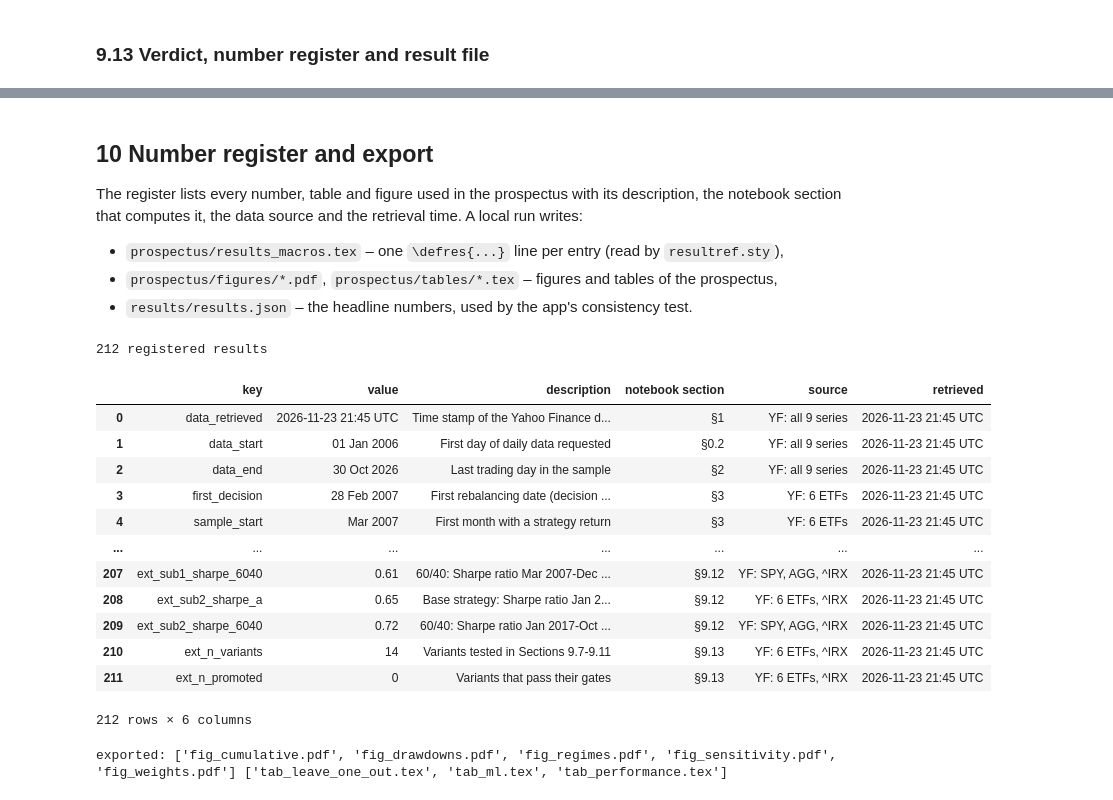
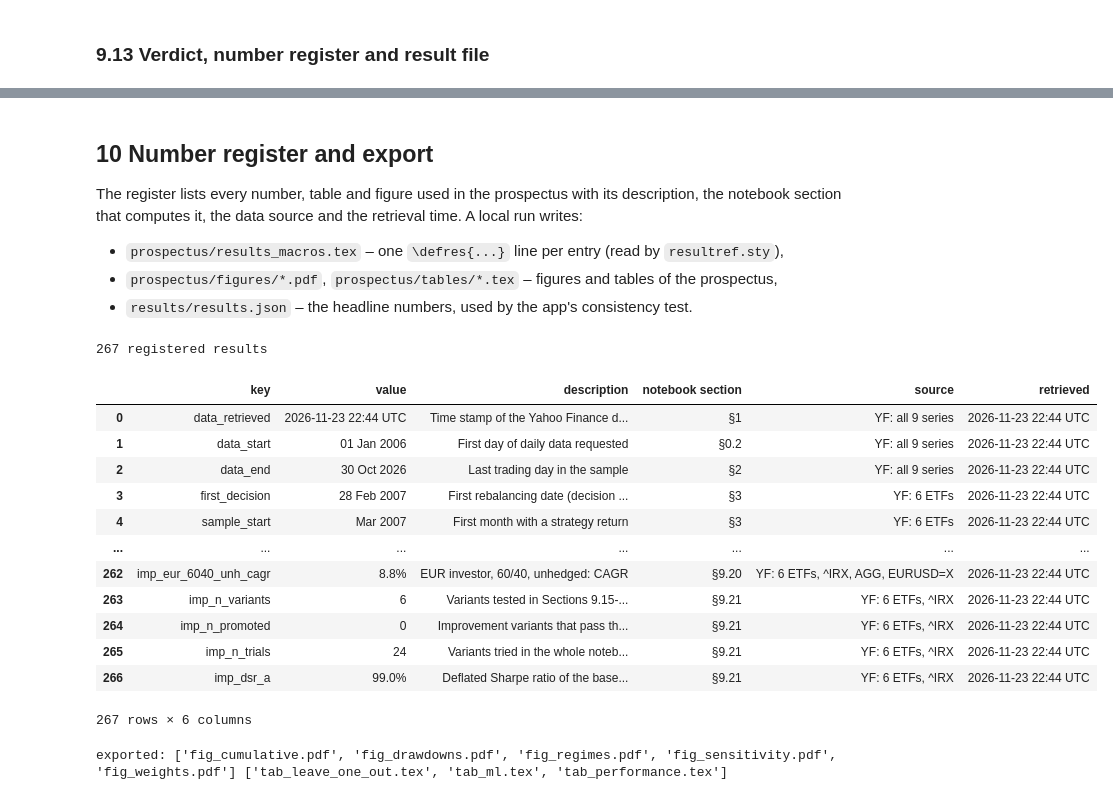
Before and after one commit to paul2108/04_Financial-Modelin-Group-projects, a Jupyter notebook: notebook/GroupZ_RiskParity_Trend.ipynb, the cells around one changed output, grey strips where cells are left out. Saved outputs shown, nothing was run; the diff lists cells and outputs as text; code cells hidden in the pictures.

Commit message:
Notebook wiederhergestellt (von VS Code überschrieben) und mit FRED-Zinsen neu gerechnet

```diff
--- a/notebook/GroupZ_RiskParity_Trend.ipynb
+++ b/notebook/GroupZ_RiskParity_Trend.ipynb
@@ -2225,23 +1444,13 @@ for label, (a, b) in PERIODS_STRESS.items():
         row[k] = np.prod(1 + r) - 1
     stress_rows[f"{label} ({pd.Timestamp(a):%b %Y}–{pd.Timestamp(b):%b %Y})"] = row
 stress = pd.DataFrame(stress_rows).T
-key_map = {
-    "Financial crisis": "gfc",
-    "Covid crash": "covid",
-    "Inflation and rate shock": "infl",
-    "Recovery": "recov",
-}
+key_map = {"Financial crisis": "gfc", "Covid crash": "covid", "Inflation and rate shock": "infl",
+           "Recovery": "recov"}
 for (label, _), short in zip(PERIODS_STRESS.items(), key_map.values()):
     full = next(i for i in stress.index if i.startswith(label))
     for k, key in [("Strategy", "strat"), ("60/40", "b6040"), ("S&P 500 TR", "mkt")]:
-        register(
-            f"{key}_{short}",
-            stress.loc[full, k],
-            "pct1",
-            f"{k}: return, {full}",
-            "8.2",
-            RISKY_ASSETS + [RF_TICKER] if k == "Strategy" else ["SPY", "AGG", MARKET],
-        )
+        register(f"{key}_{short}", stress.loc[full, k], "pct1", f"{k}: return, {full}", "8.2",
+                 RISKY_ASSETS + [RF_TICKER] if k == "Strategy" else ["SPY", "AGG", MARKET])
 stress.style.format("{:.1%}")
 # %% [output]
 |  | Strategy | 60/40 | S&P 500 TR |
@@ -4618,58 +3875,44 @@ Saved groupz_test_results.txt
 # %% [markdown]
 <a id="sec-10"></a>
-
 ## 10 Number register and export
 
 The register lists every number, table and figure used in the prospectus with its description, the
 notebook section that computes it, the data source and the retrieval time. A local run writes:
-
-- `prospectus/results_macros.tex` – one `\defres{...}` line per entry (read by `resultref.sty`),
-- `prospectus/figures/*.pdf`, `prospectus/tables/*.tex` – figures and tables of the prospectus,
-- `results/results.json` – the headline numbers, used by the app's consistency test.
+* `prospectus/results_macros.tex` – one `\defres{...}` line per entry (read by `resultref.sty`),
+* `prospectus/figures/*.pdf`, `prospectus/tables/*.tex` – figures and tables of the prospectus,
+* `results/results.json` – the headline numbers, used by the app's consistency test.
 # %%
 checkpoint("10 Export")
-
-
 def source_text(tickers):
     tickers = list(dict.fromkeys(tickers))
     if not tickers:
         return "Model assumption"
     if set(tickers) >= set(ALL_TICKERS):
         return "YF: all 9 series"
-    if set(RISKY_ASSETS) <= set(tickers):  # abbreviate the six strategy ETFs
+    if set(RISKY_ASSETS) <= set(tickers):     # abbreviate the six strategy ETFs
         tickers = ["6 ETFs"] + [t for t in tickers if t not in RISKY_ASSETS]
     return "YF: " + ", ".join(tickers)
 
 
-reg_df = pd.DataFrame(
-    [
-        {
-            "key": e["key"],
-            "value": e["value"],
-            "description": e["description"],
-            "notebook section": "§" + e["section"],
-            "source": source_text(e["sources"]),
-            "retrieved": RETRIEVED_TXT if e["sources"] else "–",
-        }
-        for e in REGISTER
-    ]
-)
+reg_df = pd.DataFrame([{"key": e["key"], "value": e["value"], "description": e["description"],
+                        "notebook section": "§" + e["section"], "source": source_text(e["sources"]),
+                        "retrieved": RETRIEVED_TXT if e["sources"] else "–"} for e in REGISTER])
 print(f"{len(reg_df)} registered results")
 reg_df
 # %% [output]
-212 registered results
+267 registered results
 |  | key | value | description | notebook section | source | retrieved |
-| 0 | data_retrieved | 2026-11-23 21:45 UTC | Time stamp of the Yahoo Finance d... | §1 | YF: all 9 series | 2026-11-23 21:45 UTC |
-| 1 | data_start | 01 Jan 2006 | First day of daily data requested | §0.2 | YF: all 9 series | 2026-11-23 21:45 UTC |
-| 2 | data_end | 30 Oct 2026 | Last trading day in the sample | §2 | YF: all 9 series | 2026-11-23 21:45 UTC |
-| 3 | first_decision | 28 Feb 2007 | First rebalancing date (decision ... | §3 | YF: 6 ETFs | 2026-11-23 21:45 UTC |
-| 4 | sample_start | Mar 2007 | First month with a strategy return | §3 | YF: 6 ETFs | 2026-11-23 21:45 UTC |
+| 0 | data_retrieved | 2026-11-23 22:44 UTC | Time stamp of the Yahoo Finance d... | §1 | YF: all 9 series | 2026-11-23 22:44 UTC |
+| 1 | data_start | 01 Jan 2006 | First day of daily data requested | §0.2 | YF: all 9 series | 2026-11-23 22:44 UTC |
+| 2 | data_end | 30 Oct 2026 | Last trading day in the sample | §2 | YF: all 9 series | 2026-11-23 22:44 UTC |
+| 3 | first_decision | 28 Feb 2007 | First rebalancing date (decision ... | §3 | YF: 6 ETFs | 2026-11-23 22:44 UTC |
+| 4 | sample_start | Mar 2007 | First month with a strategy return | §3 | YF: 6 ETFs | 2026-11-23 22:44 UTC |
 | ... | ... | ... | ... | ... | ... | ... |
-| 207 | ext_sub1_sharpe_6040 | 0.61 | 60/40: Sharpe ratio Mar 2007-Dec ... | §9.12 | YF: SPY, AGG, ^IRX | 2026-11-23 21:45 UTC |
-| 208 | ext_sub2_sharpe_a | 0.65 | Base strategy: Sharpe ratio Jan 2... | §9.12 | YF: 6 ETFs, ^IRX | 2026-11-23 21:45 UTC |
-| 209 | ext_sub2_sharpe_6040 | 0.72 | 60/40: Sharpe ratio Jan 2017-Oct ... | §9.12 | YF: SPY, AGG, ^IRX | 2026-11-23 21:45 UTC |
-| 210 | ext_n_variants | 14 | Variants tested in Sections 9.7-9.11 | §9.13 | YF: 6 ETFs, ^IRX | 2026-11-23 21:45 UTC |
-| 211 | ext_n_promoted | 0 | Variants that pass their gates | §9.13 | YF: 6 ETFs, ^IRX | 2026-11-23 21:45 UTC |
+| 262 | imp_eur_6040_unh_cagr | 8.8% | EUR investor, 60/40, unhedged: CAGR | §9.20 | YF: 6 ETFs, ^IRX, AGG, EURUSD=X | 2026-11-23 22:44 UTC |
+| 263 | imp_n_variants | 6 | Variants tested in Sections 9.15-... | §9.21 | YF: 6 ETFs, ^IRX | 2026-11-23 22:44 UTC |
+| 264 | imp_n_promoted | 0 | Improvement variants that pass th... | §9.21 | YF: 6 ETFs, ^IRX | 2026-11-23 22:44 UTC |
+| 265 | imp_n_trials | 24 | Variants tried in the whole noteb... | §9.21 | YF: 6 ETFs, ^IRX | 2026-11-23 22:44 UTC |
+| 266 | imp_dsr_a | 99.0% | Deflated Sharpe ratio of the base... | §9.21 | YF: 6 ETFs, ^IRX | 2026-11-23 22:44 UTC |
-212 rows × 6 columns
+267 rows × 6 columns
 # %%
 if EXPORT:
```
Also changed, not shown: parts of 94 cells of this notebook, 9 other files.
